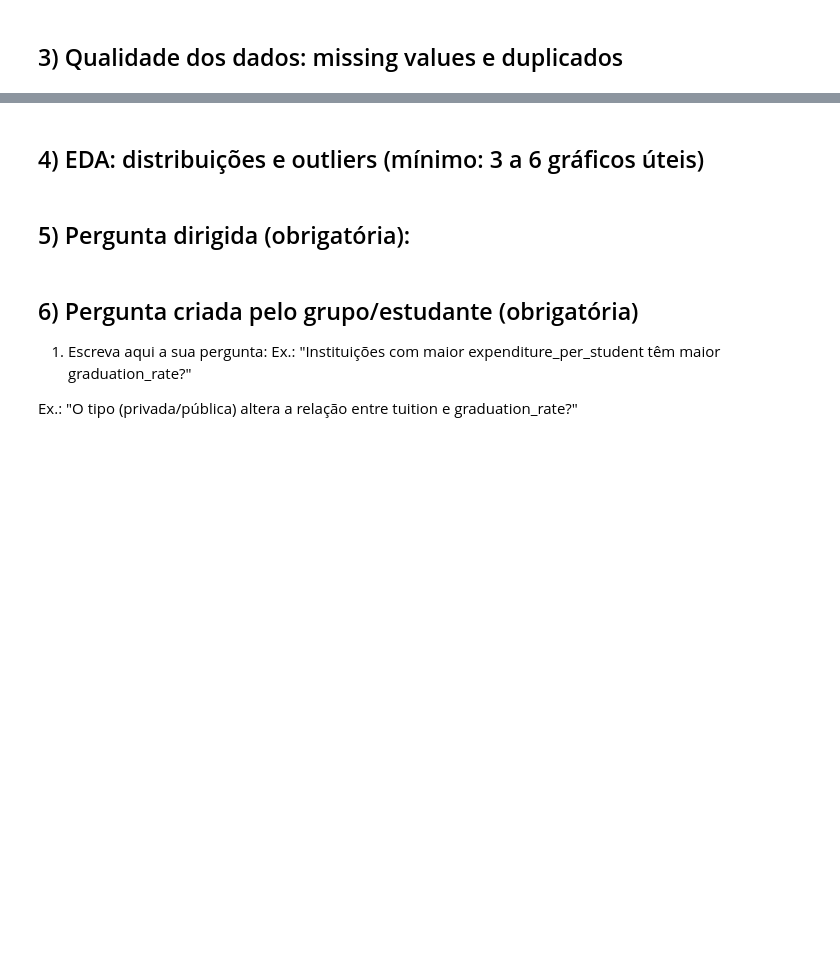
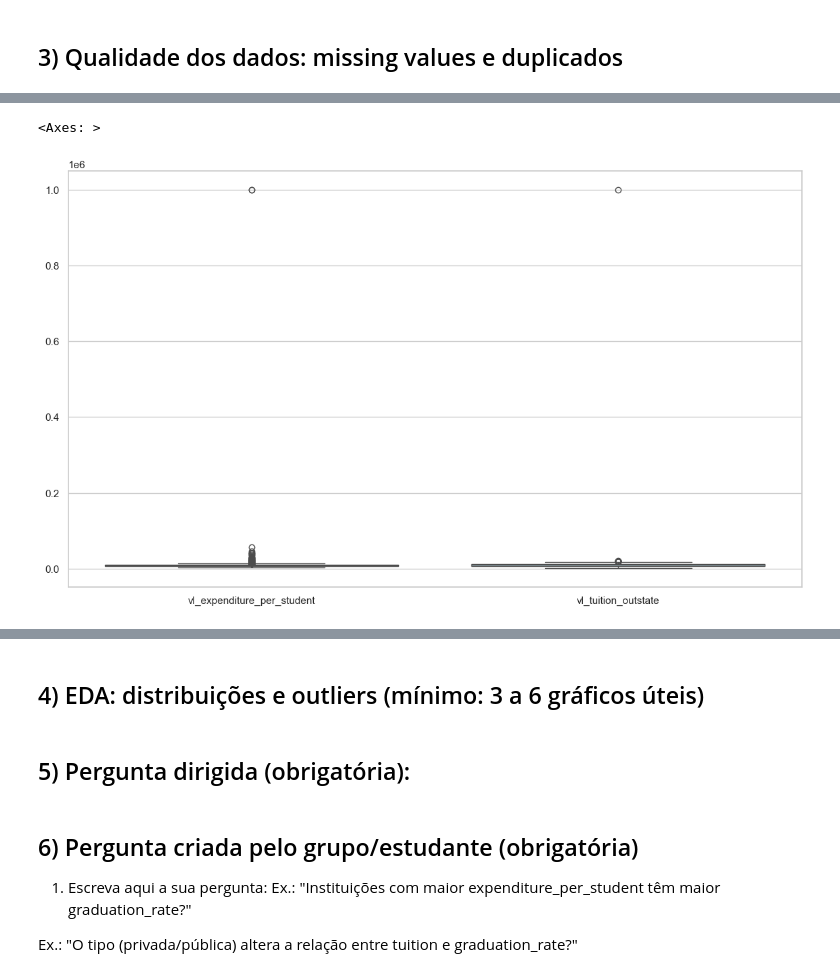
Before and after one commit to obimelo/Curso-MachineLearning-FCUP, a Jupyter notebook: Projeto/esqueleto.ipynb, the cells around one changed output, grey strips where cells are left out. Drawn from its saved outputs; the diff is of its cells as text; code cells hidden in the pictures; blank space fills up the shorter version.

```diff
--- a/Projeto/esqueleto.ipynb
+++ b/Projeto/esqueleto.ipynb
@@ -72,0 +214,8 @@ display(df.describe())
+# %%
+colunas_numericas = df.columns.tolist()
+colunas_numericas.remove('nm_college')
+colunas_numericas.remove('bl_private')
+
+variancia_original = (df[colunas_numericas].quantile(0.75) - df[colunas_numericas].quantile(0.25)).sort_values(ascending=False)
+
+print(variancia_original)
@@ -72,0 +283,4 @@ display(df.describe())
+# %%
+# colunas com valores a 0/1
+for col in colunas_numericas:
+    print(f"Coluna: {col}: \n - Total valores inferiores a 1: {df[(df[col] <= 1)][col].count()} \n - Primeiro valor superior a 1 : {df[(df[col] > 1)][col].count()}")
@@ -72,0 +305,4 @@ display(df.describe())
+# %%
+# Definir valores inferiores ou iguais a 1 como NaN
+for col in colunas_numericas:
+    df.loc[(df[col] <= 1), col] = np.nan
@@ -72,0 +349,8 @@ display(df.describe())
+# %%
+colunas_outliers = ['vl_expenditure_per_student', 'vl_tuition_outstate']
+
+plt.figure()
+sns.boxplot(data=df[colunas_outliers], color='lightblue')
+# %% [output]
+<Axes: >
+[figure, added]
```
Also changed, not shown: parts of 42 cells of this notebook, 7 other files.
